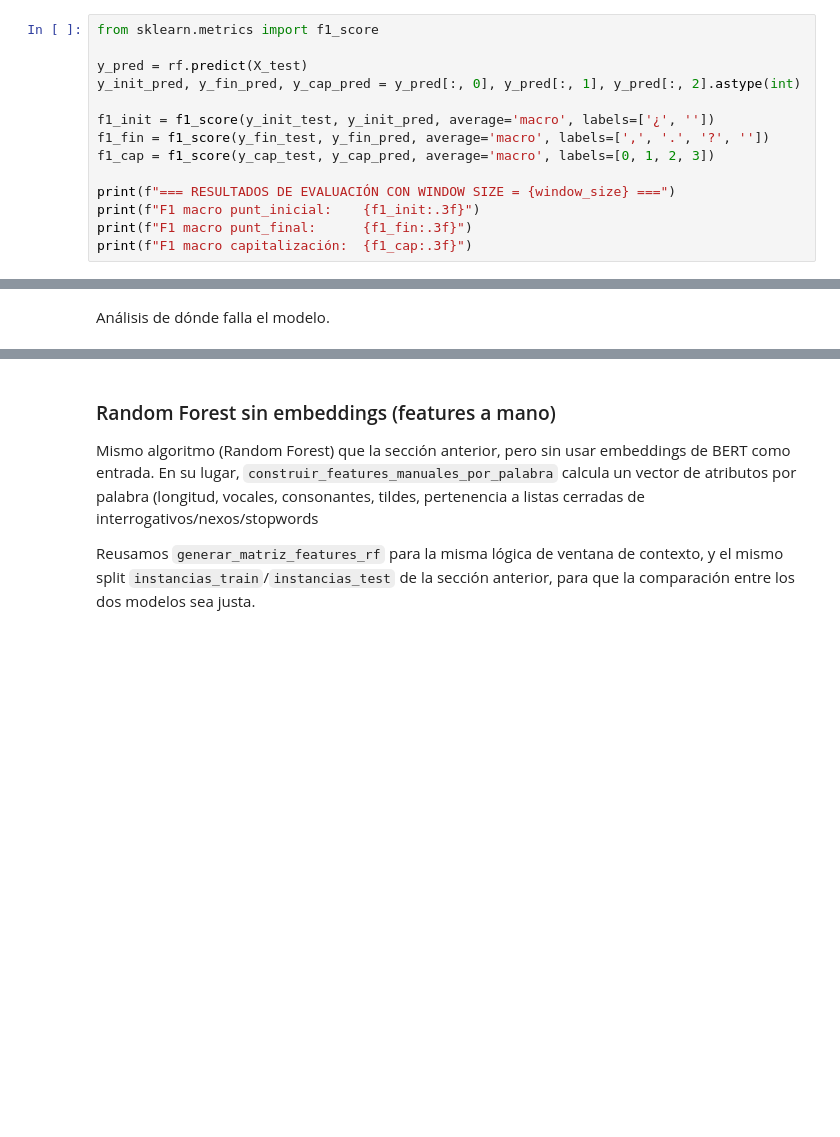
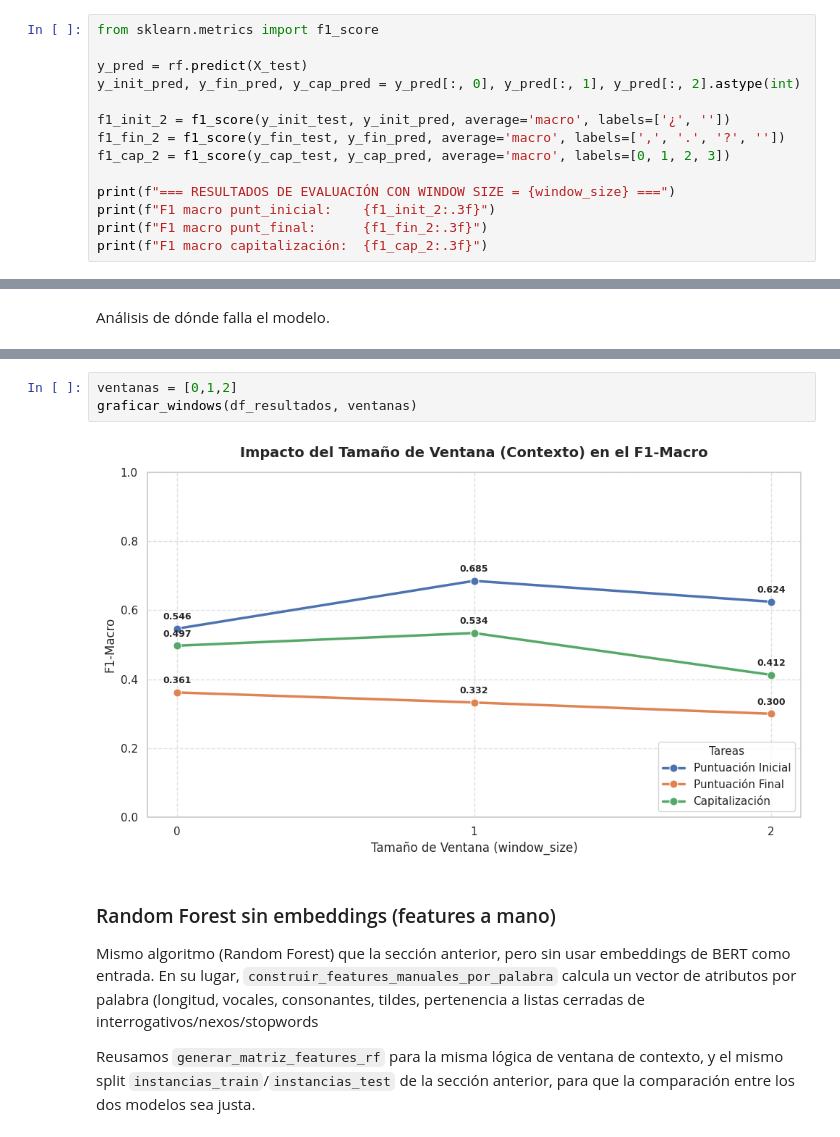
Before and after one commit to giannislucca/TP-AA2, a Jupyter notebook: codigoTP.ipynb, the cells around one changed output, grey strips where cells are left out. Cells and saved outputs as stored; diff of their text form; blank space fills up the shorter version.

```diff
--- a/codigoTP.ipynb
+++ b/codigoTP.ipynb
@@ -350,13 +372,13 @@ from sklearn.metrics import f1_score
 y_pred = rf.predict(X_test)
 y_init_pred, y_fin_pred, y_cap_pred = y_pred[:, 0], y_pred[:, 1], y_pred[:, 2].astype(int)
 
-f1_init = f1_score(y_init_test, y_init_pred, average='macro', labels=['¿', ''])
-f1_fin = f1_score(y_fin_test, y_fin_pred, average='macro', labels=[',', '.', '?', ''])
-f1_cap = f1_score(y_cap_test, y_cap_pred, average='macro', labels=[0, 1, 2, 3])
+f1_init_2 = f1_score(y_init_test, y_init_pred, average='macro', labels=['¿', ''])
+f1_fin_2 = f1_score(y_fin_test, y_fin_pred, average='macro', labels=[',', '.', '?', ''])
+f1_cap_2 = f1_score(y_cap_test, y_cap_pred, average='macro', labels=[0, 1, 2, 3])
 
 print(f"=== RESULTADOS DE EVALUACIÓN CON WINDOW SIZE = {window_size} ===")
-print(f"F1 macro punt_inicial:    {f1_init:.3f}")
-print(f"F1 macro punt_final:      {f1_fin:.3f}")
-print(f"F1 macro capitalización:  {f1_cap:.3f}")
+print(f"F1 macro punt_inicial:    {f1_init_2:.3f}")
+print(f"F1 macro punt_final:      {f1_fin_2:.3f}")
+print(f"F1 macro capitalización:  {f1_cap_2:.3f}")
 # %% [output]
 === RESULTADOS DE EVALUACIÓN CON WINDOW SIZE = 2 ===
@@ -460,3 +543,8 @@ comparar con window_size = 1 y 2?
+# %%
+ventanas = [0,1,2]
+graficar_windows(df_resultados, ventanas)
+# %% [output]
+[figure, added]
 # %% [markdown]
 ### Random Forest sin embeddings (features a mano)
 
```
Also changed, not shown: parts of 17 cells of this notebook, 2 other files.
